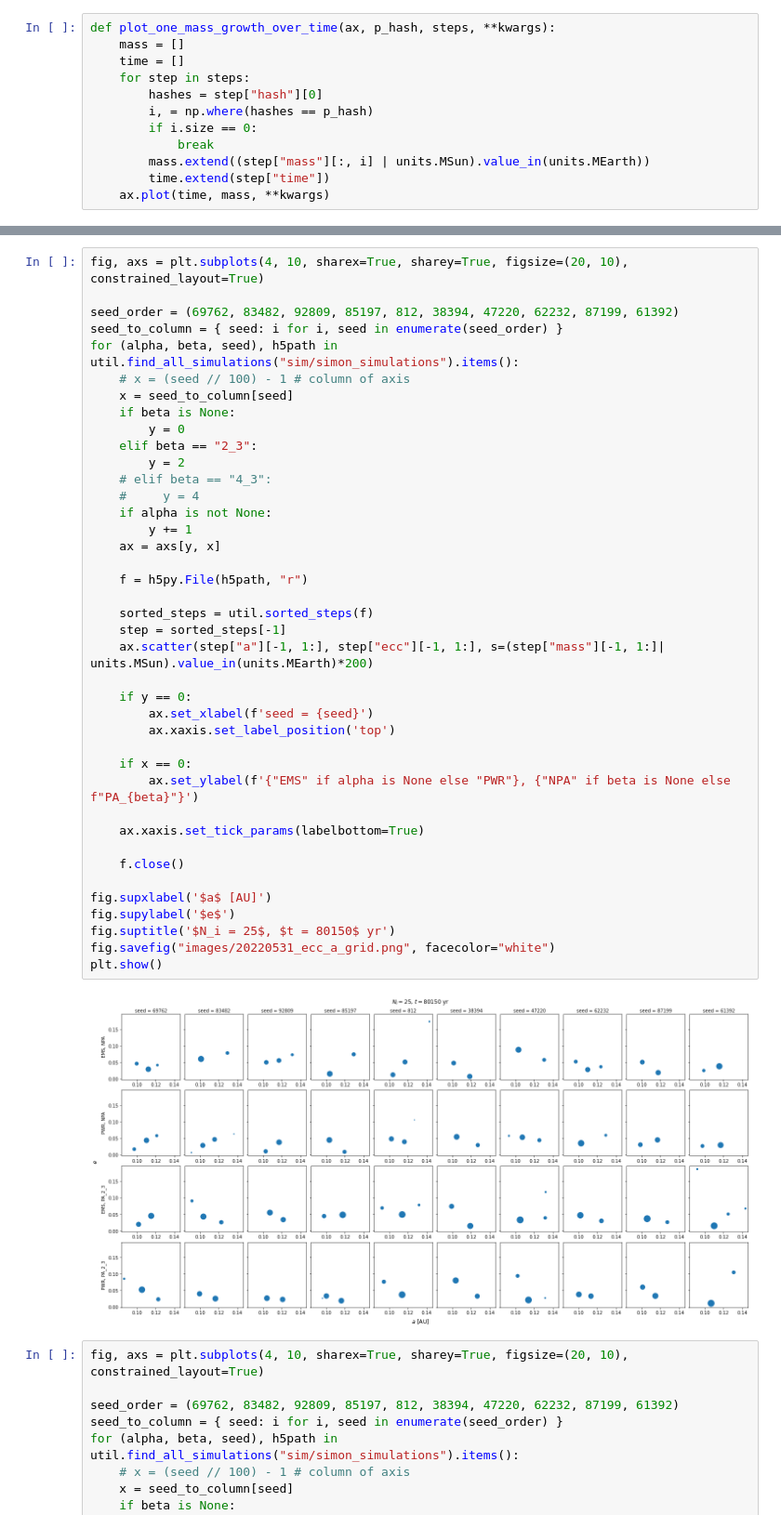
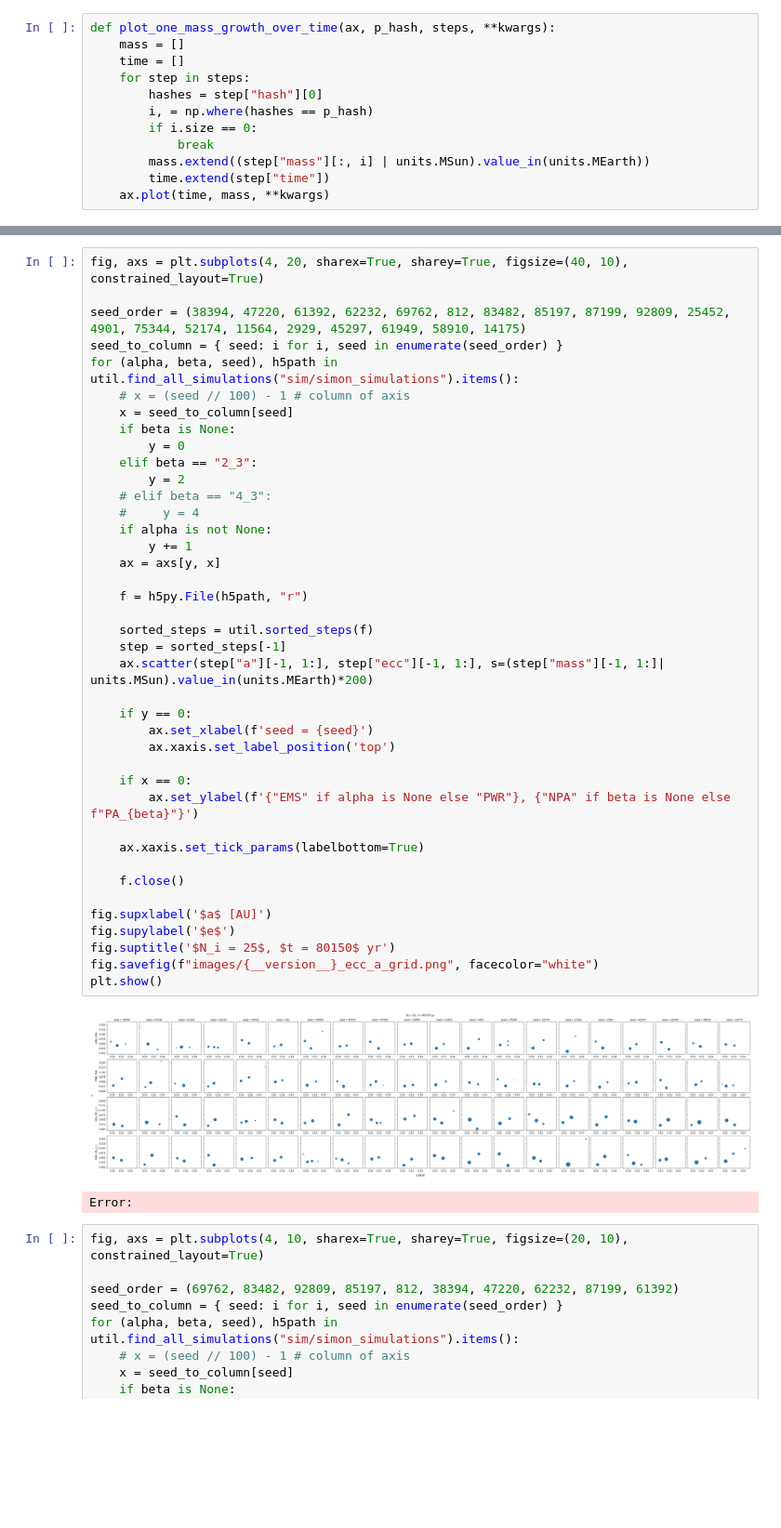
Before and after one commit to cassum-2022-project-21/workspace, a Jupyter notebook: viz.ipynb, the cells around one changed output, grey strips where cells are left out. Shown at 93% size. Cells and saved outputs as stored; diff of their text form; blank space fills up the shorter version.

```diff
--- a/viz.ipynb
+++ b/viz.ipynb
@@ -77,9 +76,9 @@ plt.show()
 # %% [output]
 [figure]
 # %%
-fig, axs = plt.subplots(4, 10, sharex=True, sharey=True, figsize=(20, 10), constrained_layout=True)
+fig, axs = plt.subplots(4, 20, sharex=True, sharey=True, figsize=(40, 10), constrained_layout=True)
 
-seed_order = (69762, 83482, 92809, 85197, 812, 38394, 47220, 62232, 87199, 61392)
+seed_order = (38394, 47220, 61392, 62232, 69762, 812, 83482, 85197, 87199, 92809, 25452, 4901, 75344, 52174, 11564, 2929, 45297, 61949, 58910, 14175)
 seed_to_column = { seed: i for i, seed in enumerate(seed_order) }
 for (alpha, beta, seed), h5path in util.find_all_simulations("sim/simon_simulations").items():
     # x = (seed // 100) - 1 # column of axis
@@ -89,35 +88,36 @@ for (alpha, beta, seed), h5path in util.find_all_simulations("sim/simon_simulati
     elif beta == "2_3":
         y = 2
     # elif beta == "4_3":
     #     y = 4
     if alpha is not None:
         y += 1
     ax = axs[y, x]
 
     f = h5py.File(h5path, "r")
 
     sorted_steps = util.sorted_steps(f)
     step = sorted_steps[-1]
     ax.scatter(step["a"][-1, 1:], step["ecc"][-1, 1:], s=(step["mass"][-1, 1:]| units.MSun).value_in(units.MEarth)*200)
 
     if y == 0:
         ax.set_xlabel(f'seed = {seed}')
         ax.xaxis.set_label_position('top')
 
     if x == 0:
         ax.set_ylabel(f'{"EMS" if alpha is None else "PWR"}, {"NPA" if beta is None else f"PA_{beta}"}')
 
     ax.xaxis.set_tick_params(labelbottom=True)
 
     f.close()
 
 fig.supxlabel('$a$ [AU]')
 fig.supylabel('$e$')
 fig.suptitle('$N_i = 25$, $t = 80150$ yr')
-fig.savefig("images/20220531_ecc_a_grid.png", facecolor="white")
+fig.savefig(f"images/{__version__}_ecc_a_grid.png", facecolor="white")
 plt.show()
 # %% [output]
-[figure, old version]
+[figure, new version]
+Error:
 # %%
 fig, axs = plt.subplots(4, 10, sharex=True, sharey=True, figsize=(20, 10), constrained_layout=True)
 
```
Also changed, not shown: parts of 4 cells of this notebook, 28 other files.
